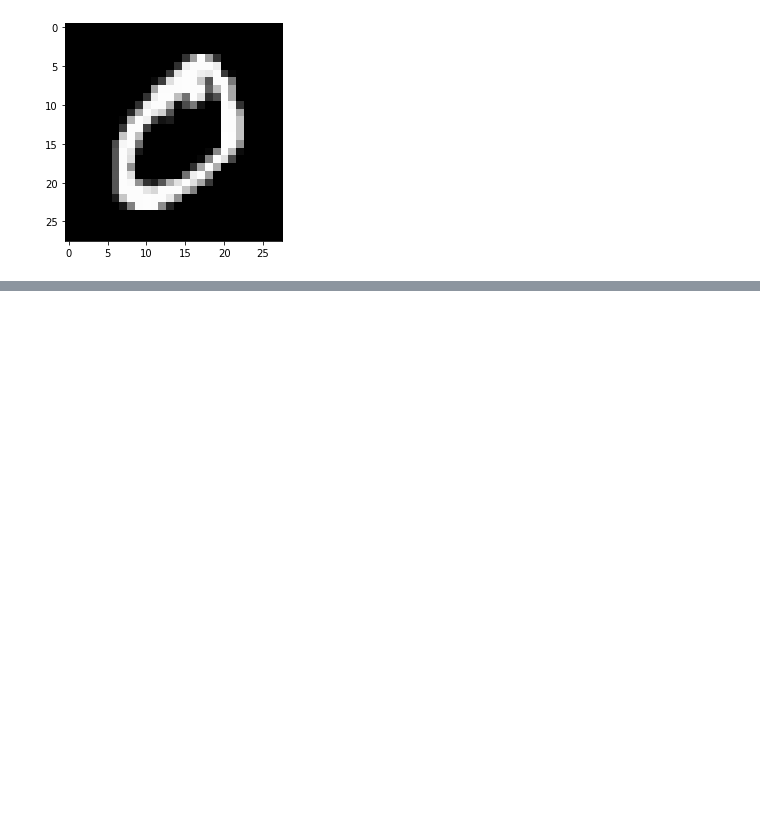
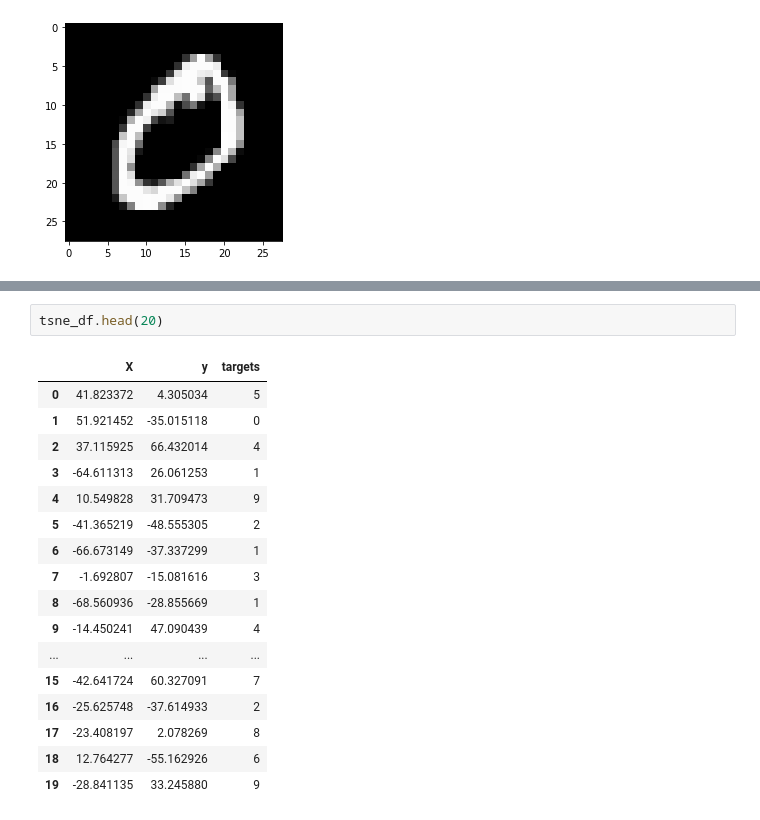
Before and after one commit to finesketch/data_science, a Jupyter notebook: mnist_tSNE.ipynb, the cells around one changed output, grey strips where cells are left out. Saved outputs shown, nothing was run; the diff lists cells and outputs as text; blank space fills up the shorter version.

```diff
--- a/mnist_tSNE.ipynb
+++ b/mnist_tSNE.ipynb
@@ -52,0 +53,20 @@ grid.map(plt.scatter, 'X', 'y').add_legend()
+# %%
+tsne_df.head(20)
+# %% [output]
+|  | X | y | targets |
+| 0 | 41.823372 | 4.305034 | 5 |
+| 1 | 51.921452 | -35.015118 | 0 |
+| 2 | 37.115925 | 66.432014 | 4 |
+| 3 | -64.611313 | 26.061253 | 1 |
+| 4 | 10.549828 | 31.709473 | 9 |
+| 5 | -41.365219 | -48.555305 | 2 |
+| 6 | -66.673149 | -37.337299 | 1 |
+| 7 | -1.692807 | -15.081616 | 3 |
+| 8 | -68.560936 | -28.855669 | 1 |
+| 9 | -14.450241 | 47.090439 | 4 |
+| ... | ... | ... | ... |
+| 15 | -42.641724 | 60.327091 | 7 |
+| 16 | -25.625748 | -37.614933 | 2 |
+| 17 | -23.408197 | 2.078269 | 8 |
+| 18 | 12.764277 | -55.162926 | 6 |
+| 19 | -28.841135 | 33.245880 | 9 |
```
Also changed, not shown: parts of 3 cells of this notebook.
